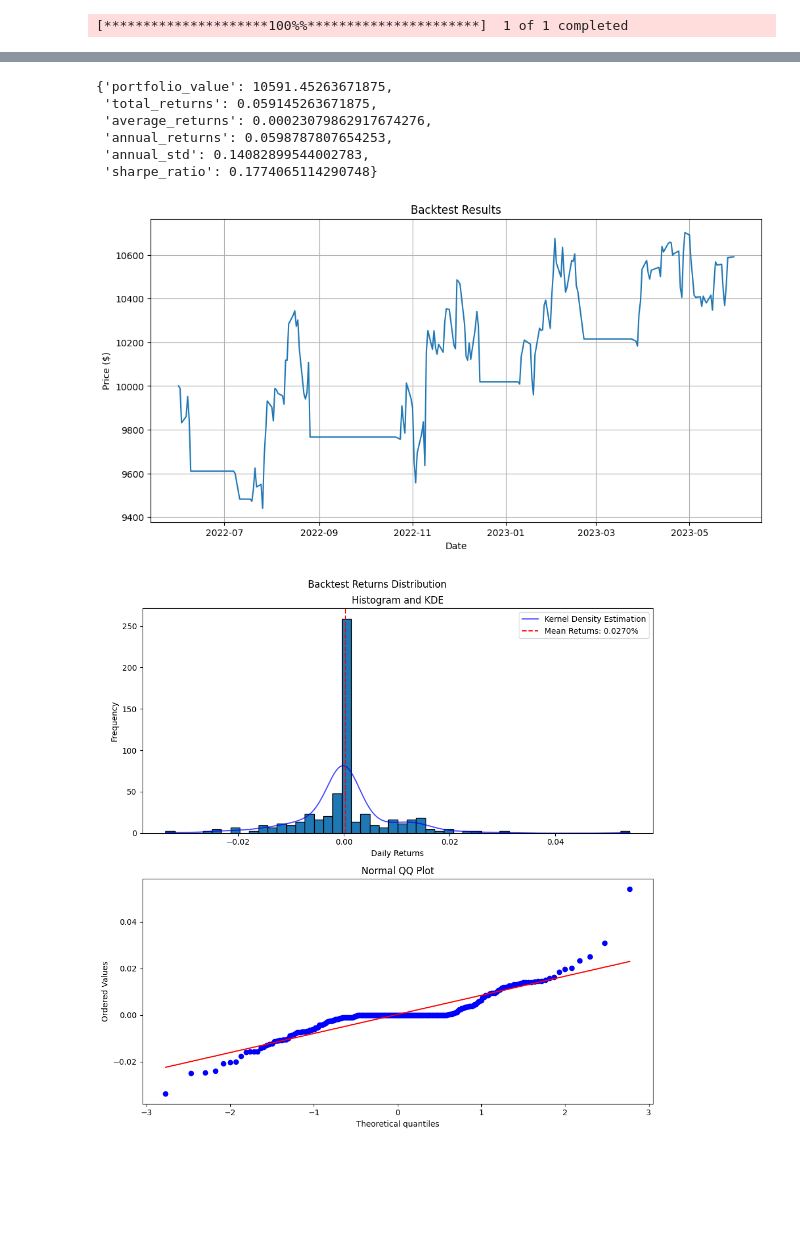
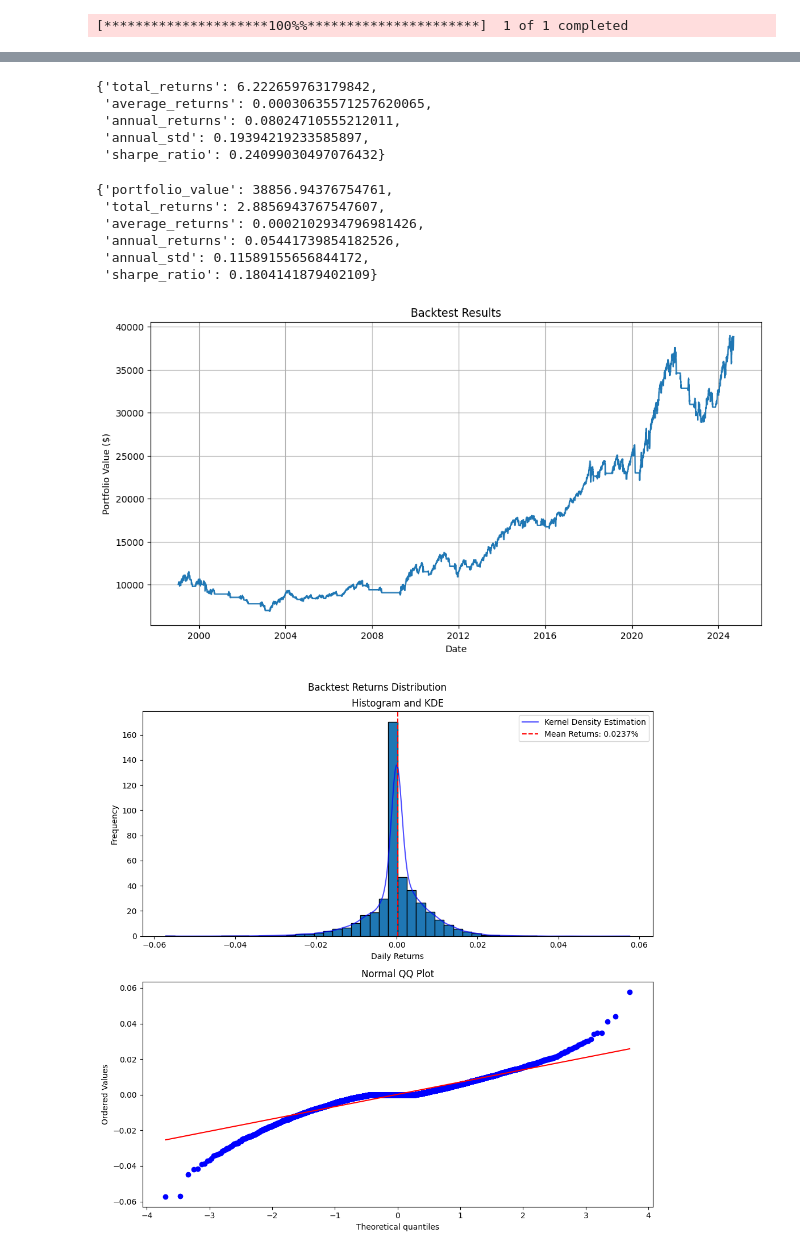
Before and after one commit to yangsu01/funance_blog, a Jupyter notebook: blogs/12-evaluating-strategies/evaluating_strategies.ipynb, the cells around one changed output, grey strips where cells are left out. Drawn from its saved outputs; the diff is of its cells as text; code cells hidden in the pictures; blank space fills up the shorter version.

```diff
--- a/blogs/12-evaluating-strategies/evaluating_strategies.ipynb
+++ b/blogs/12-evaluating-strategies/evaluating_strategies.ipynb
@@ -56,26 +60,29 @@ plt.show()
+# %%
+stock_results
+# %% [output]
+{'total_returns': 6.222659763179842,
+ 'average_returns': 0.00030635571257620065,
+ 'annual_returns': 0.08024710555212011,
+ 'annual_std': 0.19394219233585897,
+ 'sharpe_ratio': 0.24099030497076432}
 # %%
-df = pd.DataFrame(prices)
-risk_free_rate = get_risk_free_rate(START_DATE, END_DATE)
-ewmac = EWMAC(df, short_window=SHORT_WINDOW, long_window=LONG_WINDOW)
-backtest_trader = BacktestTrader(ewmac, df)
-
-backtest_trader.run_backtest()
-results = backtest_trader.get_results(risk_free_rate)
+ewmac = EWMAC(short_window=SHORT_WINDOW, long_window=LONG_WINDOW)
+ewmac_trader = BacktestTrader(ewmac, prices)
+ewmac_trader.run_backtest()
+ewmac_results = ewmac_trader.get_results(risk_free_rate)
-# %%
-results
-# %% [output]
-{'portfolio_value': 10591.45263671875,
- 'total_returns': 0.059145263671875,
- 'average_returns': 0.00023079862917674276,
- 'annual_returns': 0.0598787807654253,
- 'annual_std': 0.14082899544002783,
- 'sharpe_ratio': 0.1774065114290748}
-# %%
-backtest_trader.plot_results()
-# %% [output]
-[figure, removed]
-# %%
-backtest_trader.plot_analysis()
-# %% [output]
-[figure, removed]
+# %%
+ewmac_results
+# %% [output]
+{'portfolio_value': 38856.94376754761,
+ 'total_returns': 2.8856943767547607,
+ 'average_returns': 0.0002102934796981426,
+ 'annual_returns': 0.05441739854182526,
+ 'annual_std': 0.11589155656844172,
+ 'sharpe_ratio': 0.1804141879402109}
+# %%
+ewmac_trader.plot_results()
+ewmac_trader.plot_analysis()
+# %% [output]
+[figure, added]
+[figure, added]
 # %%
```
Also changed, not shown: parts of 9 cells of this notebook.
